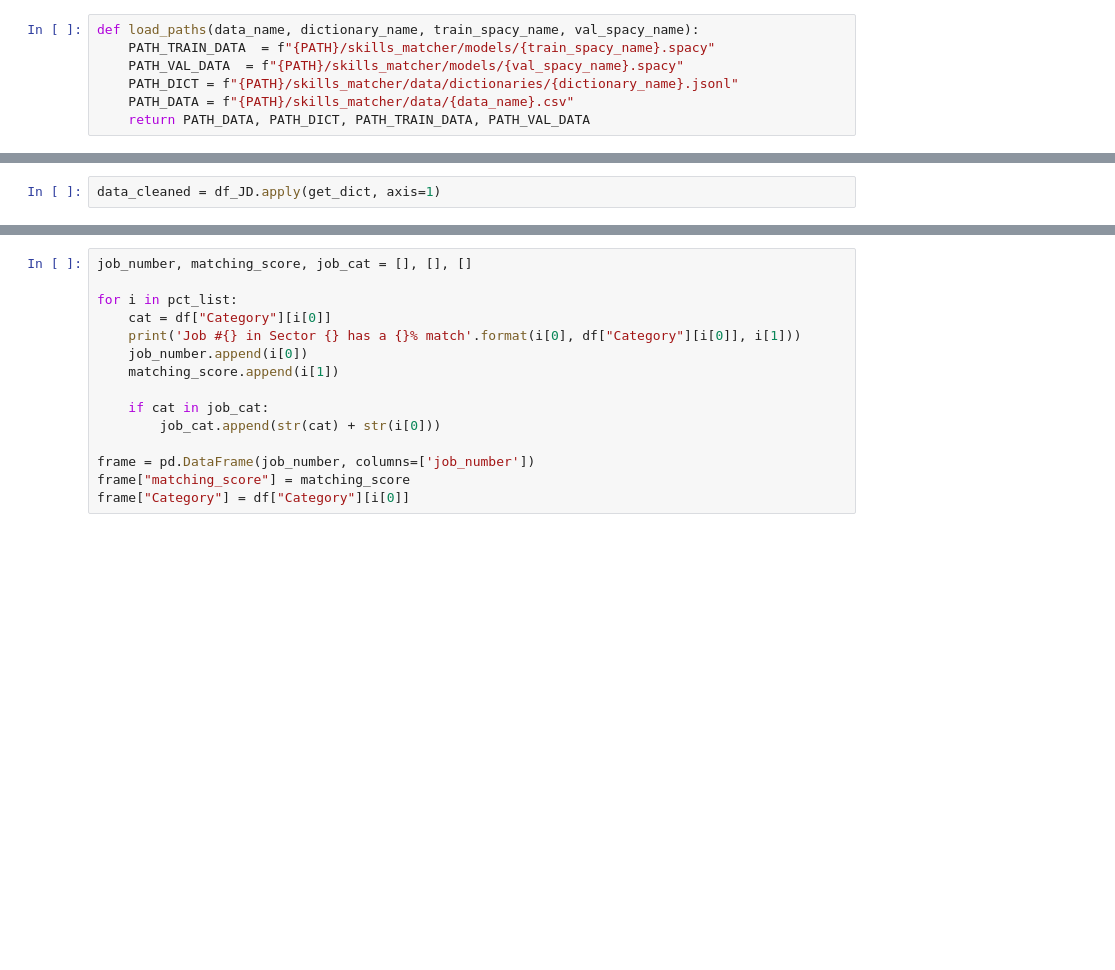
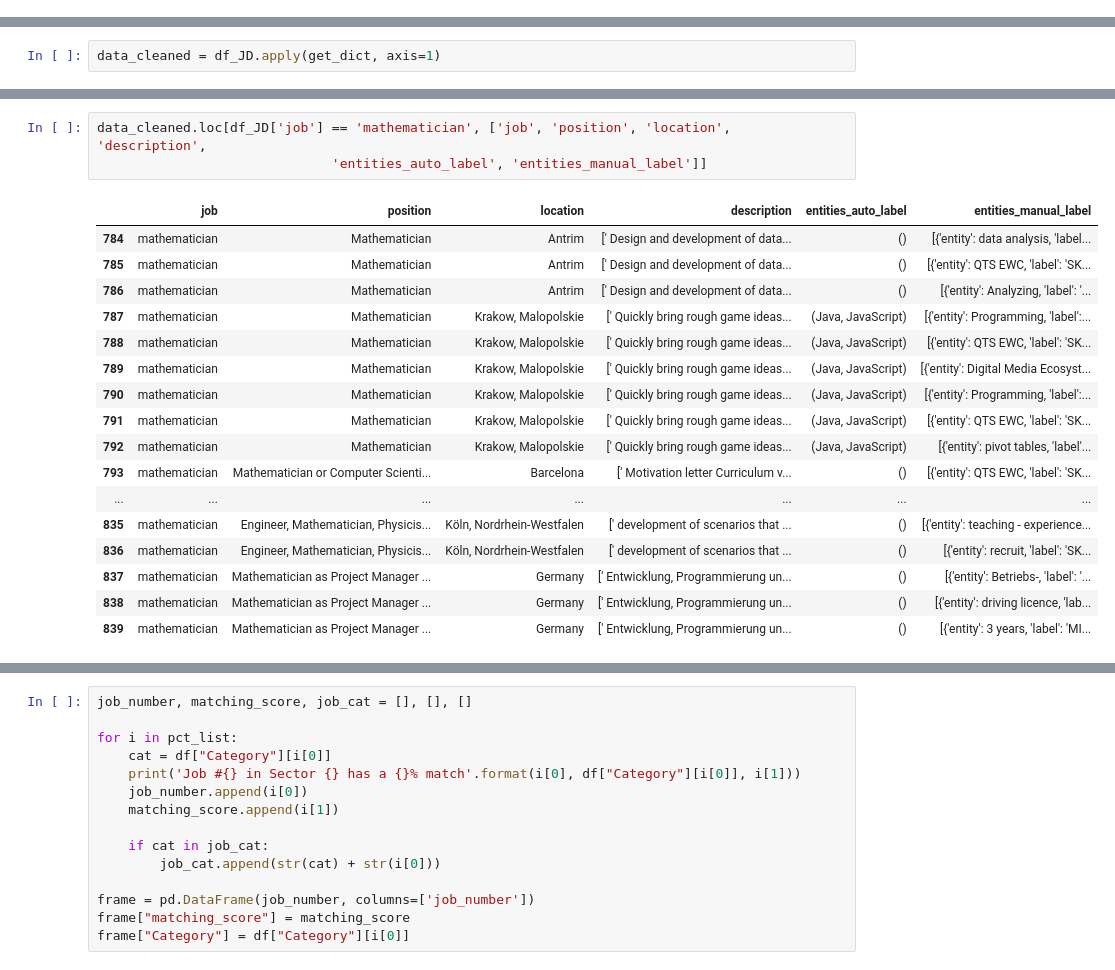
Before and after one commit to macrodrigues/skills_matcher, a Jupyter notebook: skills_matcher/data/dictionaries/Resume.ipynb, the cells around one changed output, grey strips where cells are left out. Cells and saved outputs as stored; diff of their text form; blank space fills up the shorter version.

```diff
--- a/skills_matcher/data/dictionaries/Resume.ipynb
+++ b/skills_matcher/data/dictionaries/Resume.ipynb
@@ -343,7 +242,0 @@ The autoreload extension is already loaded. To reload it, use:
-# %%
-def load_paths(data_name, dictionary_name, train_spacy_name, val_spacy_name):
-    PATH_TRAIN_DATA  = f"{PATH}/skills_matcher/models/{train_spacy_name}.spacy"
-    PATH_VAL_DATA  = f"{PATH}/skills_matcher/models/{val_spacy_name}.spacy"
-    PATH_DICT = f"{PATH}/skills_matcher/data/dictionaries/{dictionary_name}.jsonl"
-    PATH_DATA = f"{PATH}/skills_matcher/data/{data_name}.csv"
-    return PATH_DATA, PATH_DICT, PATH_TRAIN_DATA, PATH_VAL_DATA
@@ -556,0 +474,21 @@ data_cleaned = df_JD.apply(get_dict, axis=1)
+# %%
+data_cleaned.loc[df_JD['job'] == 'mathematician', ['job', 'position', 'location', 'description',
+                              'entities_auto_label', 'entities_manual_label']]
+# %% [output]
+|  | job | position | location | description | entities_auto_label | entities_manual_label |
+| 784 | mathematician | Mathematician | Antrim | [' Design and development of data... | () | [{'entity': data analysis, 'label... |
+| 785 | mathematician | Mathematician | Antrim | [' Design and development of data... | () | [{'entity': QTS EWC, 'label': 'SK... |
+| 786 | mathematician | Mathematician | Antrim | [' Design and development of data... | () | [{'entity': Analyzing, 'label': '... |
+| 787 | mathematician | Mathematician | Krakow, Malopolskie | [' Quickly bring rough game ideas... | (Java, JavaScript) | [{'entity': Programming, 'label':... |
+| 788 | mathematician | Mathematician | Krakow, Malopolskie | [' Quickly bring rough game ideas... | (Java, JavaScript) | [{'entity': QTS EWC, 'label': 'SK... |
+| 789 | mathematician | Mathematician | Krakow, Malopolskie | [' Quickly bring rough game ideas... | (Java, JavaScript) | [{'entity': Digital Media Ecosyst... |
+| 790 | mathematician | Mathematician | Krakow, Malopolskie | [' Quickly bring rough game ideas... | (Java, JavaScript) | [{'entity': Programming, 'label':... |
+| 791 | mathematician | Mathematician | Krakow, Malopolskie | [' Quickly bring rough game ideas... | (Java, JavaScript) | [{'entity': QTS EWC, 'label': 'SK... |
+| 792 | mathematician | Mathematician | Krakow, Malopolskie | [' Quickly bring rough game ideas... | (Java, JavaScript) | [{'entity': pivot tables, 'label'... |
+| 793 | mathematician | Mathematician or Computer Scienti... | Barcelona | [' Motivation letter Curriculum v... | () | [{'entity': QTS EWC, 'label': 'SK... |
+| ... | ... | ... | ... | ... | ... | ... |
+| 835 | mathematician | Engineer, Mathematician, Physicis... | Köln, Nordrhein-Westfalen | [' development of scenarios that ... | () | [{'entity': teaching - experience... |
+| 836 | mathematician | Engineer, Mathematician, Physicis... | Köln, Nordrhein-Westfalen | [' development of scenarios that ... | () | [{'entity': recruit, 'label': 'SK... |
+| 837 | mathematician | Mathematician as Project Manager ... | Germany | [' Entwicklung, Programmierung un... | () | [{'entity': Betriebs-, 'label': '... |
+| 838 | mathematician | Mathematician as Project Manager ... | Germany | [' Entwicklung, Programmierung un... | () | [{'entity': driving licence, 'lab... |
+| 839 | mathematician | Mathematician as Project Manager ... | Germany | [' Entwicklung, Programmierung un... | () | [{'entity': 3 years, 'label': 'MI... |
```
Also changed, not shown: parts of 75 cells of this notebook, 5 other files.
